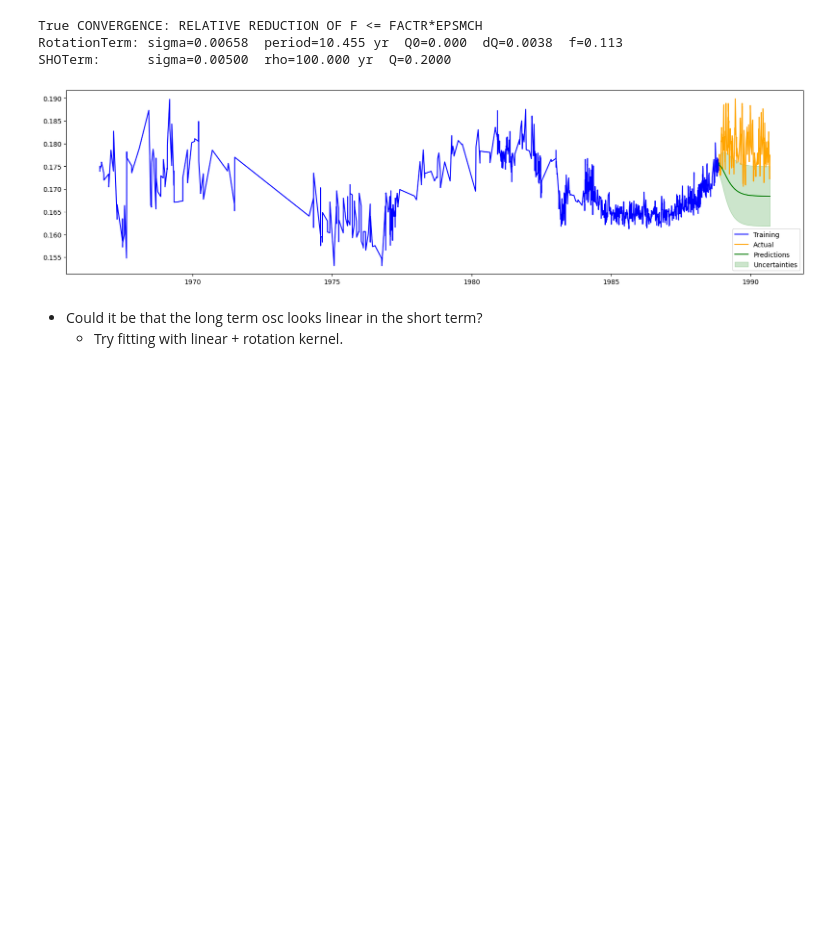
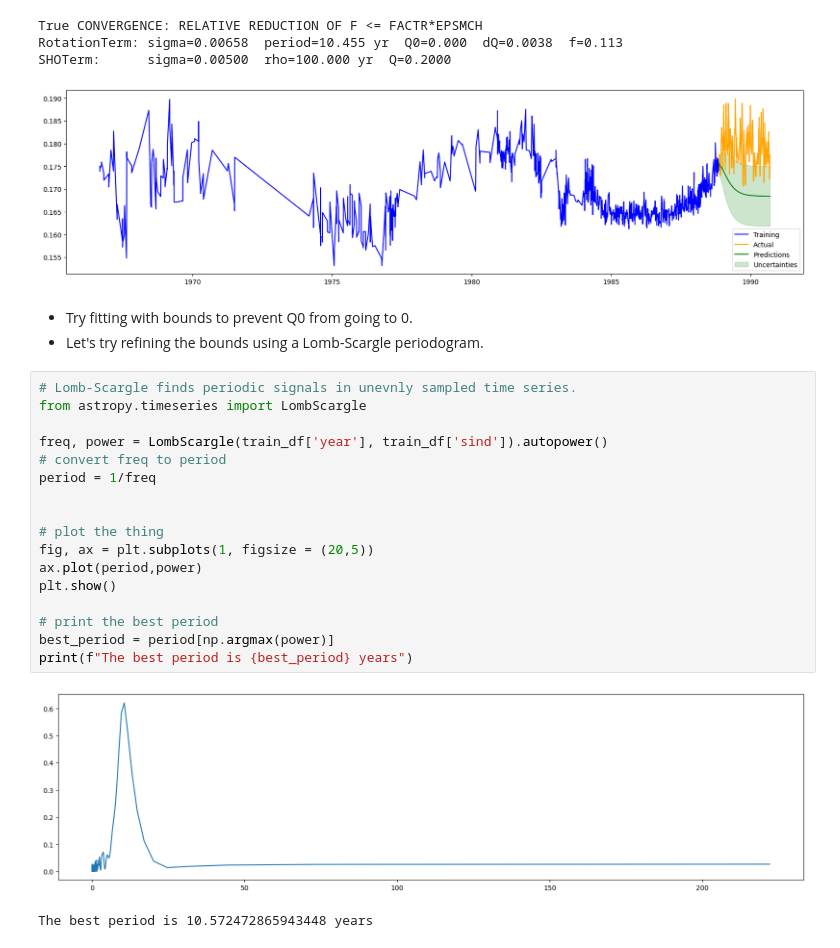
Before and after one commit to JoeyWee1/SolarCycleForecasting, a Jupyter notebook: WGPR.ipynb, the cells around one changed output. Cells and saved outputs as stored; diff of their text form; blank space fills up the shorter version.

```diff
--- a/WGPR.ipynb
+++ b/WGPR.ipynb
@@ -302,8 +302,28 @@ RotationTerm: sigma=0.00658  period=10.455 yr  Q0=0.000  dQ=0.0038  f=0.113
 SHOTerm:      sigma=0.00500  rho=100.000 yr  Q=0.2000
 [figure]
 # %% [markdown]
-- Could it be that the long term osc looks linear in the short term?
-    - Try fitting with linear + rotation kernel.
+- Try fitting with bounds to prevent Q0 from going to 0.
+- Let's try refining the bounds using a Lomb-Scargle periodogram.
+# %%
+# Lomb-Scargle finds periodic signals in unevnly sampled time series.
+from astropy.timeseries import LombScargle
+
+freq, power = LombScargle(train_df['year'], train_df['sind']).autopower()
+# convert freq to period
+period = 1/freq
+
+
+# plot the thing
+fig, ax = plt.subplots(1, figsize = (20,5))
+ax.plot(period,power)
+plt.show()
+
+# print the best period
+best_period = period[np.argmax(power)]
+print(f"The best period is {best_period} years")
+# %% [output]
+[figure, added]
+The best period is 10.572472865943448 years
 # %%
 train_mean = train_df["sind"].mean()
 train_std  = train_df["sind"].std()
```
Also changed, not shown: parts of 2 cells of this notebook.
